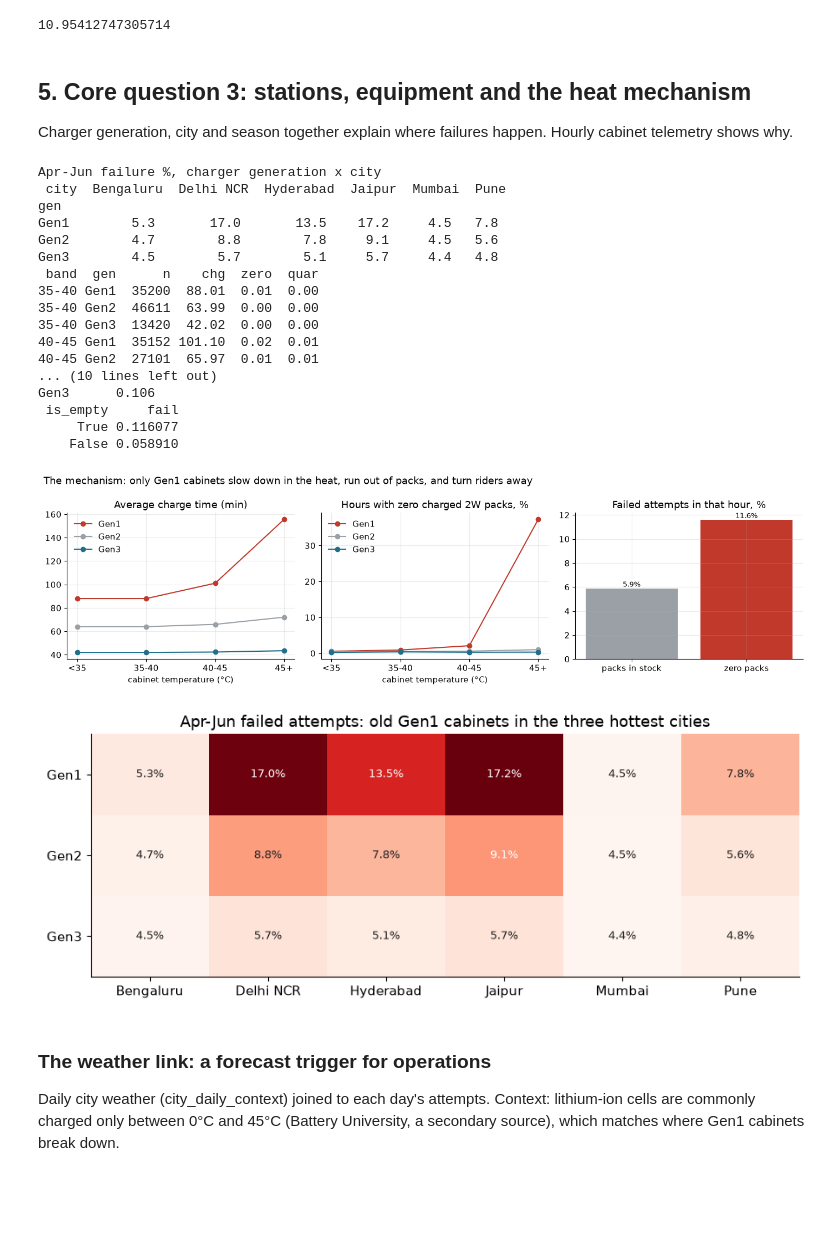
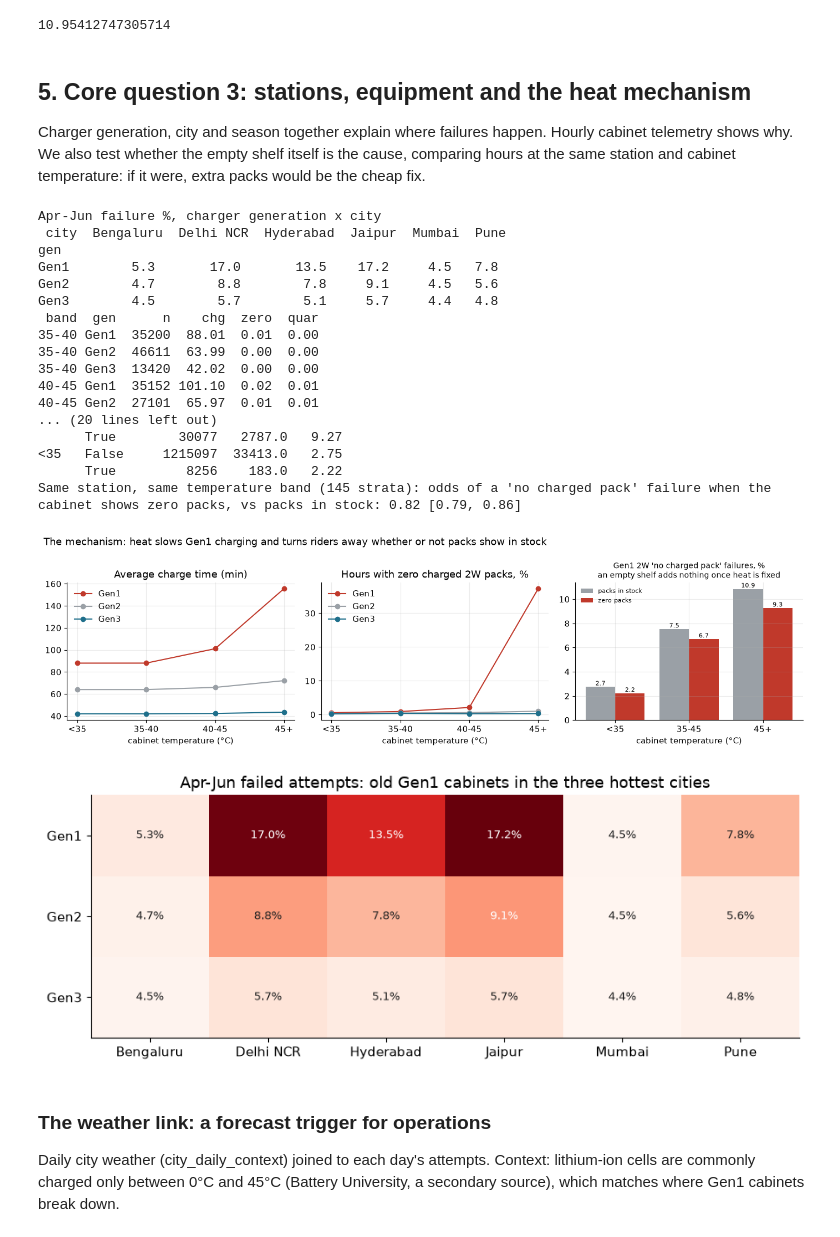
Before and after one commit to kinnuworks/next-april, a Jupyter notebook: notebooks/next_april.ipynb, the cells around one changed output. Saved outputs shown, nothing was run; the diff lists cells and outputs as text; code cells hidden in the pictures; blank space fills up the shorter version.

```diff
--- a/notebooks/next_april.ipynb
+++ b/notebooks/next_april.ipynb
@@ -488,7 +488,7 @@ The worst 15 of 150 stations hold 24.1% of failed attempts and 17.2% of attempts
 10.95412747305714
 # %% [markdown]
 ## 5. Core question 3: stations, equipment and the heat mechanism
-Charger generation, city and season together explain where failures happen. Hourly cabinet telemetry shows why.
+Charger generation, city and season together explain where failures happen. Hourly cabinet telemetry shows why. We also test whether the empty shelf itself is the cause, comparing hours at the same station and cabinet temperature: if it were, extra packs would be the cheap fix.
 # %%
 gc = sql("""select gen, city, summer, count(*) n, 1-avg(ok::int) f from evr group by all""")
 piv = gc[gc.summer].pivot(index="gen", columns="city", values="f")*100
@@ -522,6 +522,30 @@ link = sql("""with e as (select station_id, date_trunc('hour', ts) hr, count(*)
  where h.telemetry_status='ok' group by 1""")
 print(link.to_string(index=False))
 fact("fail_in_empty_hours_pct", 100*link[link.is_empty].fail.iloc[0]); fact("fail_in_stocked_hours_pct", 100*link[~link.is_empty].fail.iloc[0])
+# Is the empty shelf the cause, or a symptom of the heat? Compare hours at the SAME station and cabinet-temperature band.
+# For each attempt, use the charged stock for the rider's own vehicle class (2W or 3W) in that station-hour.
+from statsmodels.stats.contingency_tables import StratifiedTable
+sk = sql("""with e as (select e.station_id, e.vehicle_class vc, date_trunc('hour', e.ts) hr, count(*) n,
+   sum((e.event_type='failed_no_charged_battery')::int) nb from evr e where e.gen='Gen1' group by all)
+ select e.*, case when vc='3W' then h.charged_3w_min else h.charged_2w_min end stock,
+   case when cabinet_temp_c<35 then '<35' when cabinet_temp_c<45 then '35-45' else '45+' end band
+ from e join raw_station_hourly_status h on h.station_id=e.station_id and h.hour_start=e.hr where h.telemetry_status='ok'""")
+sk = sk[sk.stock.notna() & (sk.vc == "2W")]
+sk["is_empty"] = sk.stock == 0
+byb = sk.groupby(["band", "is_empty"])[["n", "nb"]].sum(); byb["pct"] = 100*byb.nb/byb.n
+print("Gen1, 2W riders: 'no charged pack' failures by cabinet temperature and whether the cabinet showed zero charged 2W packs\n", byb.round(2).to_string())
+for b, key in [("<35", "cool"), ("45+", "hot")]:
+    fact(f"nb_g1_{key}_empty_pct", byb.loc[(b, True), "pct"]); fact(f"nb_g1_{key}_stocked_pct", byb.loc[(b, False), "pct"])
+fact("nb_g1_2w_with_stock_pct", 100*sk[~sk.is_empty].nb.sum()/sk.nb.sum())
+tabs = []
+for _, d in sk.groupby(["station_id", "band"]):
+    a = d.groupby("is_empty")[["n", "nb"]].sum()
+    if len(a) == 2: tabs.append(np.array([[a.nb[True], a.n[True]-a.nb[True]], [a.nb[False], a.n[False]-a.nb[False]]]))
+mh = StratifiedTable(tabs)
+fact("stock_mh_or", mh.oddsratio_pooled); lo_, hi_ = mh.oddsratio_pooled_confint(); fact("stock_mh_or_lo", lo_); fact("stock_mh_or_hi", hi_)
+fact("stock_mh_strata", len(tabs))
+print(f"Same station, same temperature band ({len(tabs)} strata): odds of a 'no charged pack' failure when the cabinet shows zero packs, "
+      f"vs packs in stock: {mh.oddsratio_pooled:.2f} [{lo_:.2f}, {hi_:.2f}]")
 for _, r in tele[tele.band.isin(["<35","45+"])].iterrows():
     fact(f"chg_min_{r.gen}_{'hot' if r.band=='45+' else 'cool'}", r.chg); fact(f"zero_stock_{r.gen}_{'hot' if r.band=='45+' else 'cool'}_pct", 100*r.zero)
 
@@ -530,43 +554,47 @@ order = ["<35","35-40","40-45","45+"]
 for gname, col in [("Gen1", ACCENT), ("Gen2", MUTED), ("Gen3", GOOD)]:
     d = tele[tele.gen == gname].set_index("band").loc[order]
     axes[0].plot(order, d.chg, marker="o", color=col, label=gname)
     axes[1].plot(order, 100*d.zero, marker="o", color=col, label=gname)
 axes[0].set_title("Average charge time (min)"); axes[1].set_title("Hours with zero charged 2W packs, %")
 for a in axes[:2]: a.set_xlabel("cabinet temperature (°C)"); a.legend(frameon=False)
-lk = link.set_index("is_empty").fail*100
-axes[2].bar(["packs in stock", "zero packs"], [lk[False], lk[True]], color=[MUTED, ACCENT]); axes[2].set_title("Failed attempts in that hour, %")
-for p in axes[2].patches: axes[2].annotate(f"{p.get_height():.1f}%", (p.get_x()+p.get_width()/2, p.get_height()), ha="center", va="bottom", fontsize=9)
-fig.suptitle("The mechanism: only Gen1 cabinets slow down in the heat, run out of packs, and turn riders away", x=0.01, ha="left")
+bands3 = ["<35", "35-45", "45+"]; xx = np.arange(3)
+for off, emp, col, lab in [(-0.2, False, MUTED, "packs in stock"), (0.2, True, ACCENT, "zero packs")]:
+    vals = [byb.loc[(b, emp), "pct"] for b in bands3]
+    axes[2].bar(xx+off, vals, width=0.4, color=col, label=lab)
+    for x_, v in zip(xx+off, vals): axes[2].annotate(f"{v:.1f}", (x_, v), ha="center", va="bottom", fontsize=8)
+axes[2].set_xticks(xx, bands3); axes[2].set_xlabel("cabinet temperature (°C)"); axes[2].legend(frameon=False, fontsize=8)
+axes[2].set_title("Gen1 2W 'no charged pack' failures, %\nan empty shelf adds nothing once heat is fixed", fontsize=10)
+fig.suptitle("The mechanism: heat slows Gen1 charging and turns riders away whether or not packs show in stock", x=0.01, ha="left")
 savefig(fig, "q3_mechanism")
 
 fig, ax = plt.subplots(figsize=(9, 3.6))
 im = ax.imshow(piv.values, cmap="Reds", aspect="auto")
 ax.set_xticks(range(len(piv.columns)), piv.columns); ax.set_yticks(range(len(piv.index)), piv.index)
 for i in range(piv.shape[0]):
     for j in range(piv.shape[1]):
         v = piv.values[i, j]
         if not np.isnan(v): ax.text(j, i, f"{v:.1f}%", ha="center", va="center", fontsize=9, color="white" if v > 9 else INK)
 ax.set_title("Apr-Jun failed attempts: old Gen1 cabinets in the three hottest cities"); ax.grid(False)
 savefig(fig, "q3_gen_city")
 # %% [output]
 Apr-Jun failure %, charger generation x city
  city  Bengaluru  Delhi NCR  Hyderabad  Jaipur  Mumbai  Pune
 gen
 Gen1        5.3       17.0       13.5    17.2     4.5   7.8
 Gen2        4.7        8.8        7.8     9.1     4.5   5.6
 Gen3        4.5        5.7        5.1     5.7     4.4   4.8
  band  gen      n    chg  zero  quar
 35-40 Gen1  35200  88.01  0.01  0.00
 35-40 Gen2  46611  63.99  0.00  0.00
 35-40 Gen3  13420  42.02  0.00  0.00
 40-45 Gen1  35152 101.10  0.02  0.01
 40-45 Gen2  27101  65.97  0.01  0.01
-... (10 lines left out)
-Gen3      0.106
- is_empty     fail
-     True 0.116077
-    False 0.058910
+... (20 lines left out)
+      True        30077   2787.0   9.27
+<35   False     1215097  33413.0   2.75
+      True         8256    183.0   2.22
+Same station, same temperature band (145 strata): odds of a 'no charged pack' failure when the cabinet shows zero packs, vs packs in stock: 0.82 [0.79, 0.86]
-[figure, old version]
+[figure, new version]
 [figure]
 # %% [markdown]
 ### The weather link: a forecast trigger for operations
```
Also changed, not shown: parts of 9 cells of this notebook, 15 other files.
